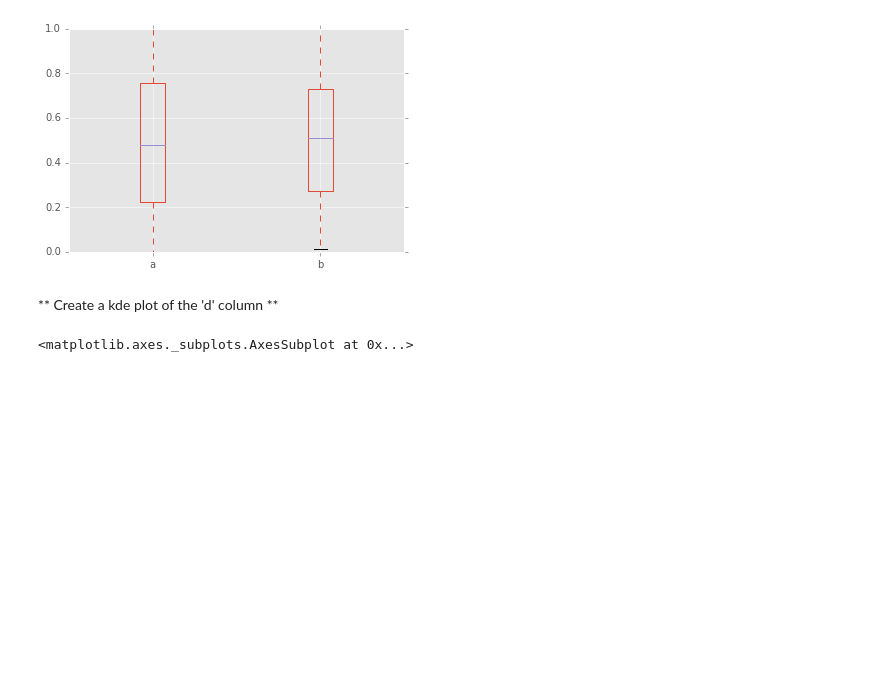
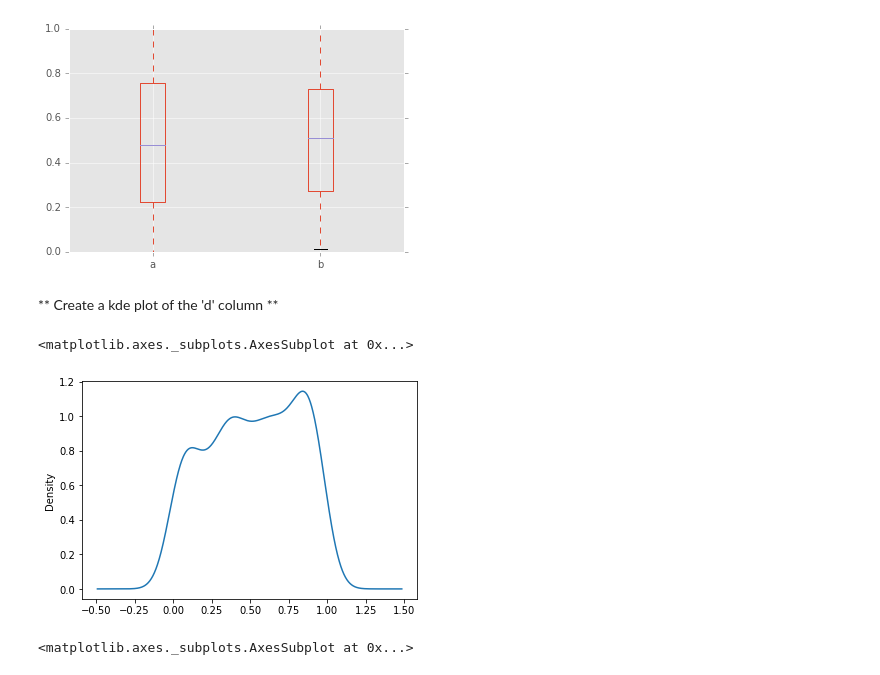
Before and after one commit to wcchang1019/Python-Data-Science-and-Machine-Learning-Bootcamp, a Jupyter notebook: Python-for-Data-Visualization/Pandas Built-in Data Viz/Pandas Data Visualization Exercise .ipynb, the cells around one changed output. Cells and saved outputs as stored; diff of their text form; code cells hidden in the pictures; blank space fills up the shorter version.

```diff
--- a/Python-for-Data-Visualization/Pandas Built-in Data Viz/Pandas Data Visualization Exercise .ipynb
+++ b/Python-for-Data-Visualization/Pandas Built-in Data Viz/Pandas Data Visualization Exercise .ipynb
@@ -73,6 +78,11 @@ df3['a'].plot.hist(color='red',bins=25,alpha=0.5)
 [figure]
 # %% [markdown]
 ** Create a kde plot of the 'd' column **
+# %%
+df3['d'].plot.kde()
+# %% [output]
+<matplotlib.axes._subplots.AxesSubplot at 0x...>
+[figure, added]
 # %%
 # %% [output]
 <matplotlib.axes._subplots.AxesSubplot at 0x...>
```
Also changed, not shown: parts of 3 cells of this notebook, 3 other files.
